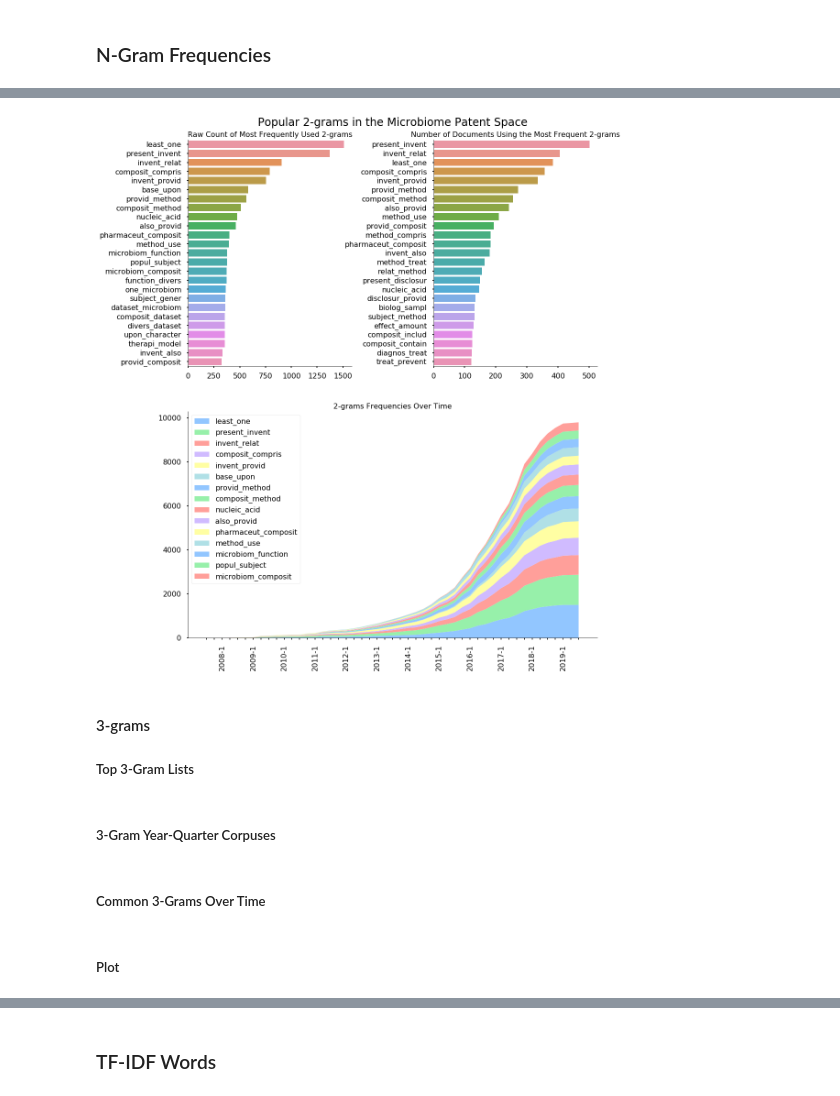
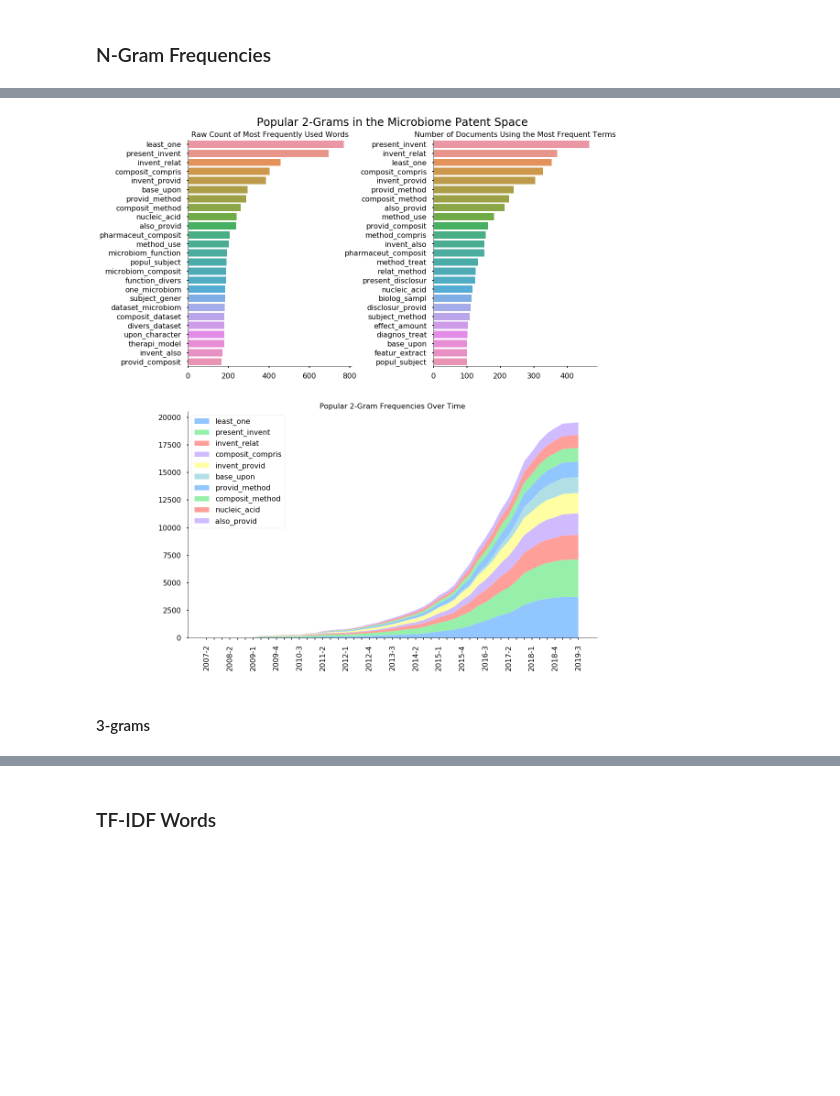
Before and after one commit to mrtoronto/patent_scraper_analysis, a Jupyter notebook: analysis_notebooks/patent_abstract_analysis.ipynb, the cells around one changed output, grey strips where cells are left out. Cells and saved outputs as stored; diff of their text form; code cells hidden in the pictures; blank space fills up the shorter version.

```diff
--- a/analysis_notebooks/patent_abstract_analysis.ipynb
+++ b/analysis_notebooks/patent_abstract_analysis.ipynb
@@ -266,43 +248,6 @@ for common_term in top_2gram_list[:15]:
-# %%
-fig = plt.figure(figsize=(16,20), facecolor='white')
-ax = fig.add_subplot(111, fc='white')    # The big subplot
-ax.spines['top'].set_color('none')
-ax.spines['bottom'].set_color('none')
-ax.spines['left'].set_color('none')
-ax.spines['right'].set_color('none')
-ax.tick_params(labelcolor='w', top=False, bottom=False, left=False, right=False)
-
-grid = plt.GridSpec(2, 2, hspace=0.2, wspace=0.5)
-plt.title('Popular 2-grams in the Microbiome Patent Space', pad=30, fontsize=24)
-ax1 = fig.add_subplot(grid[0,0])
-ax2 = fig.add_subplot(grid[0,1])
-ax3 = fig.add_subplot(grid[1,:])
-sns.despine()
-
-sns.barplot(top_2gram_count_list, top_2gram_list, ax=ax1)
-sns.barplot(top_2gramdf_count_list, top_2gramdf_list, ax=ax2, orient='horizontal')
-x_values = []
-labels = []
-for term, term_dict in common_2grams_by_time.items():
-    x_values.append(list(term_dict.values()))
-    labels.append(term)
-    y_values = common_2grams_by_time[term].keys()
-
-ax3.stackplot(y_values, x_values, labels=labels)
-ax3.set_xticklabels(labels = list(term_dict.keys()), rotation=90)
-for index, label in enumerate(ax3.xaxis.get_ticklabels()):
-    if index % 4 != 2:
-        label.set_visible(False)
-ax1.set_title('Raw Count of Most Frequently Used 2-grams', fontsize=16)
-ax2.set_title('Number of Documents Using the Most Frequent 2-grams', fontsize=16)
-ax3.set_title('2-grams Frequencies Over Time', fontsize=16)
-ax3.legend(loc='upper left')
-
-
-plt.show()
-# %% [output]
-[figure, removed]
+# %%
+n_gram_analysis(ngram='2', list_of_ngrams = ngrams_2)
+# %% [output]
+[figure, added]
 # %% [markdown]
 #### 3-grams
-
-##### Top 3-Gram Lists
@@ -317,2 +253,0 @@ top_3gramdf_count_list = [df_dicts['3'][i] for i in top_3gramdf_list]
-# %% [markdown]
-##### 3-Gram Year-Quarter Corpuses
@@ -329,2 +253,0 @@ for abstract, year_quarter in zip(ngrams_3, pub_quarters):
-# %% [markdown]
-##### Common 3-Grams Over Time
@@ -343,2 +253,0 @@ for common_term in top_3gram_list[:15]:
-# %% [markdown]
-##### Plot
```
Also changed, not shown: parts of 41 cells of this notebook, 2 other files.
